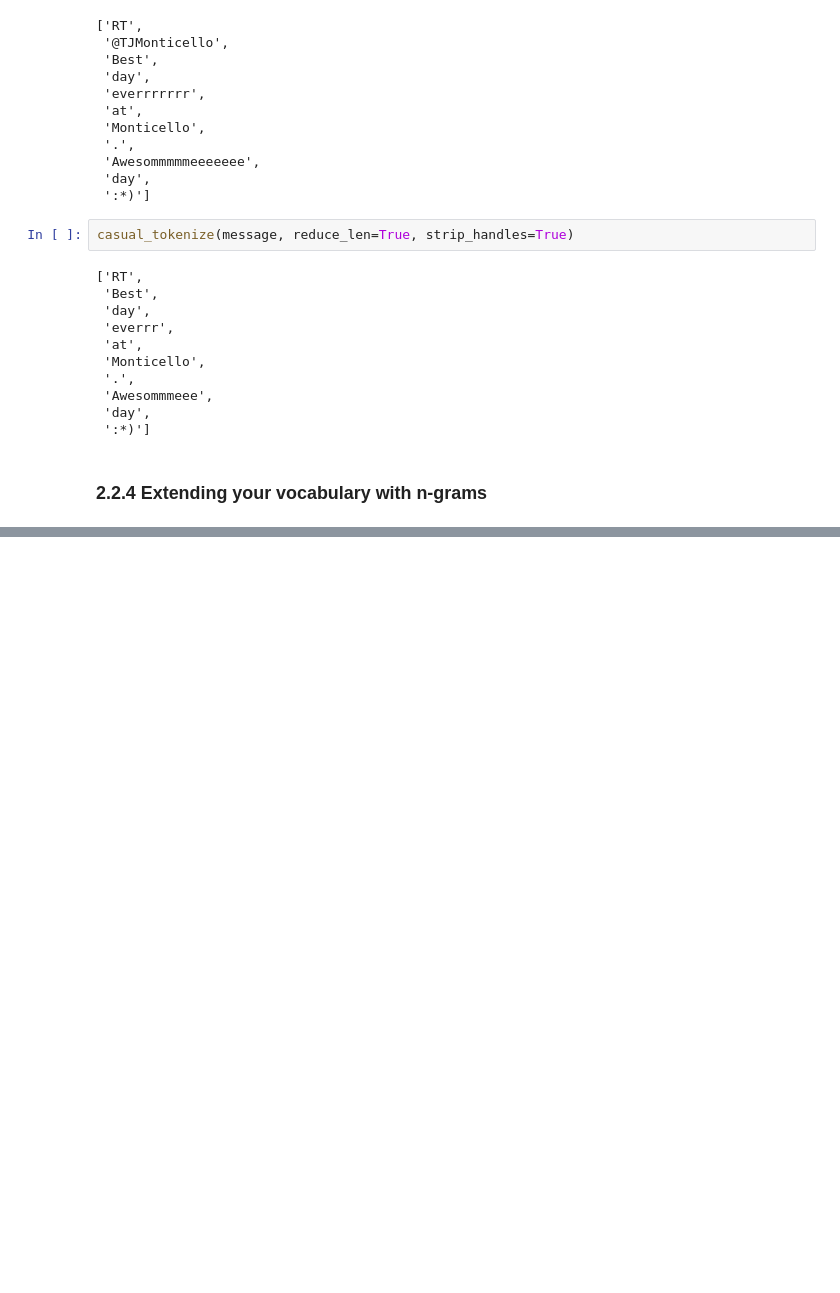
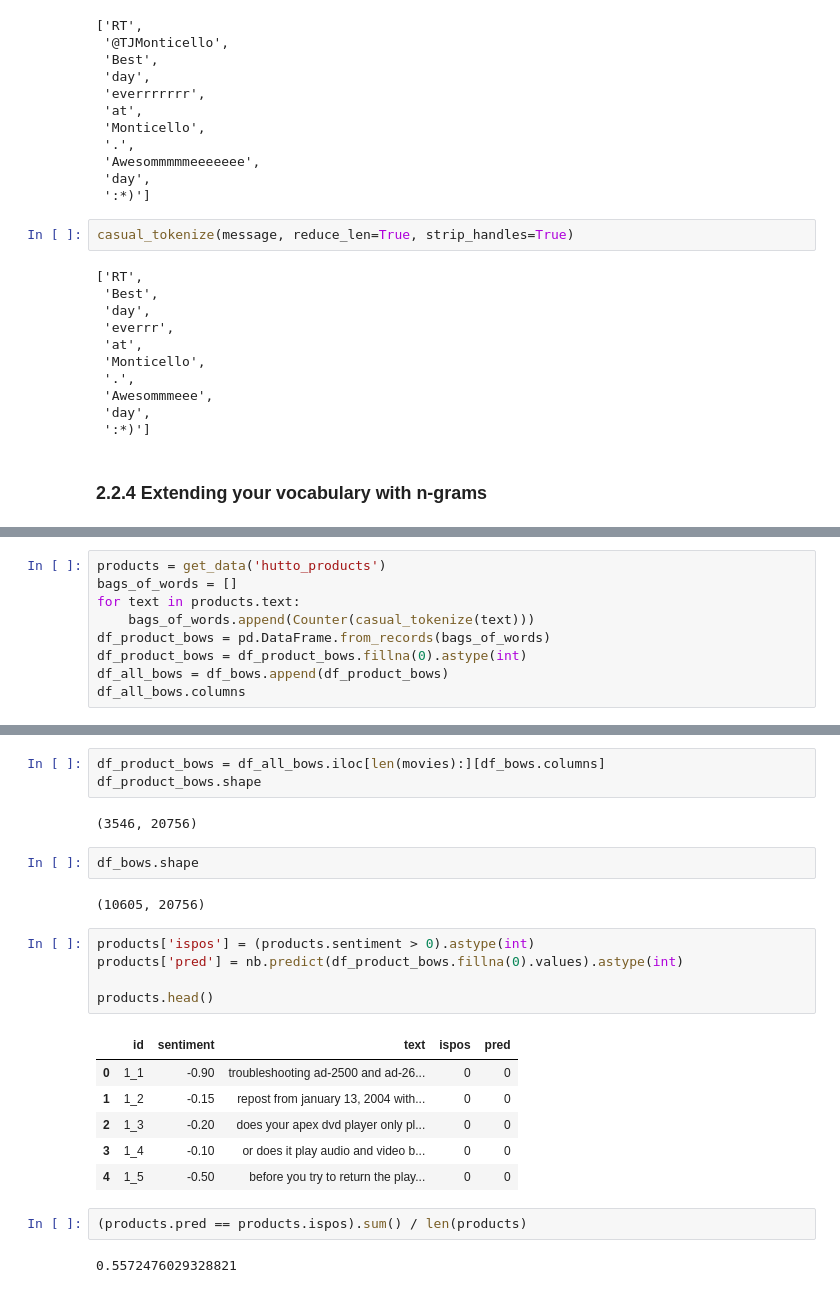
Before and after one commit to deacona/nlpia, a Jupyter notebook: src/nlpia/book/examples/ch02_examples.ipynb, the cells around one changed output, grey strips where cells are left out. Saved outputs shown, nothing was run; the diff lists cells and outputs as text; blank space fills up the shorter version.

```diff
--- a/src/nlpia/book/examples/ch02_examples.ipynb
+++ b/src/nlpia/book/examples/ch02_examples.ipynb
@@ -307,0 +636,9 @@ casual_tokenize(message, reduce_len=True, strip_handles=True)
+# %%
+products = get_data('hutto_products')
+bags_of_words = []
+for text in products.text:
+    bags_of_words.append(Counter(casual_tokenize(text)))
+df_product_bows = pd.DataFrame.from_records(bags_of_words)
+df_product_bows = df_product_bows.fillna(0).astype(int)
+df_all_bows = df_bows.append(df_product_bows)
+df_all_bows.columns
@@ -307,0 +653,25 @@ casual_tokenize(message, reduce_len=True, strip_handles=True)
+# %%
+df_product_bows = df_all_bows.iloc[len(movies):][df_bows.columns]
+df_product_bows.shape
+# %% [output]
+(3546, 20756)
+# %%
+df_bows.shape
+# %% [output]
+(10605, 20756)
+# %%
+products['ispos'] = (products.sentiment > 0).astype(int)
+products['pred'] = nb.predict(df_product_bows.fillna(0).values).astype(int)
+
+products.head()
+# %% [output]
+|  | id | sentiment | text | ispos | pred |
+| 0 | 1_1 | -0.90 | troubleshooting ad-2500 and ad-26... | 0 | 0 |
+| 1 | 1_2 | -0.15 | repost from january 13, 2004 with... | 0 | 0 |
+| 2 | 1_3 | -0.20 | does your apex dvd player only pl... | 0 | 0 |
+| 3 | 1_4 | -0.10 | or does it play audio and video b... | 0 | 0 |
+| 4 | 1_5 | -0.50 | before you try to return the play... | 0 | 0 |
+# %%
+(products.pred == products.ispos).sum() / len(products)
+# %% [output]
+0.5572476029328821
```
Also changed, not shown: parts of 48 cells of this notebook.
